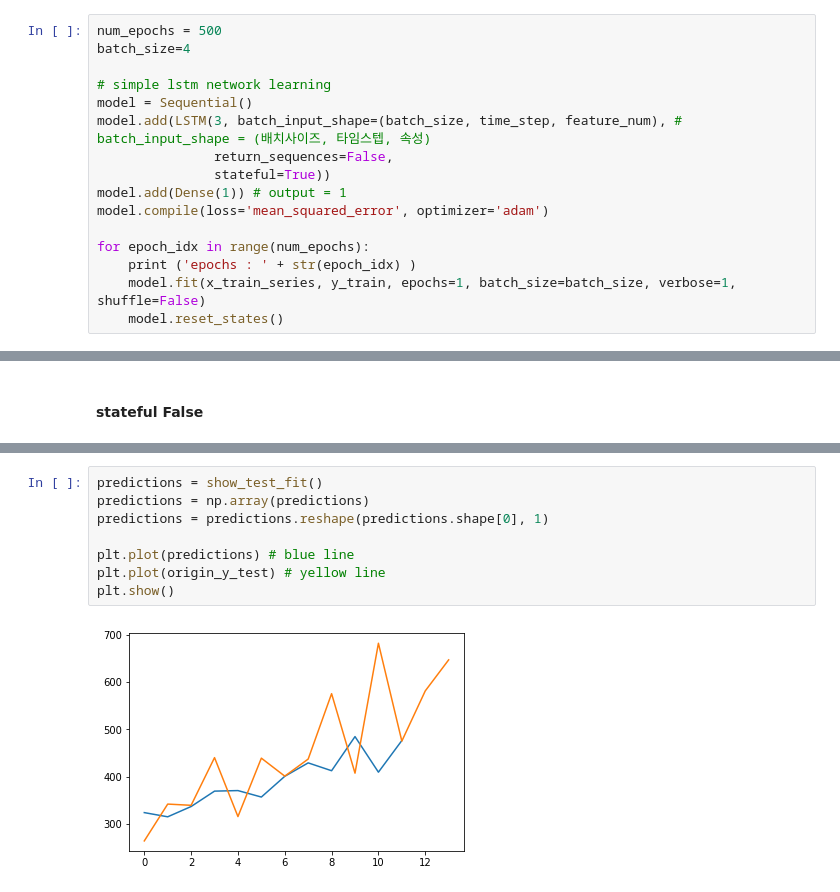
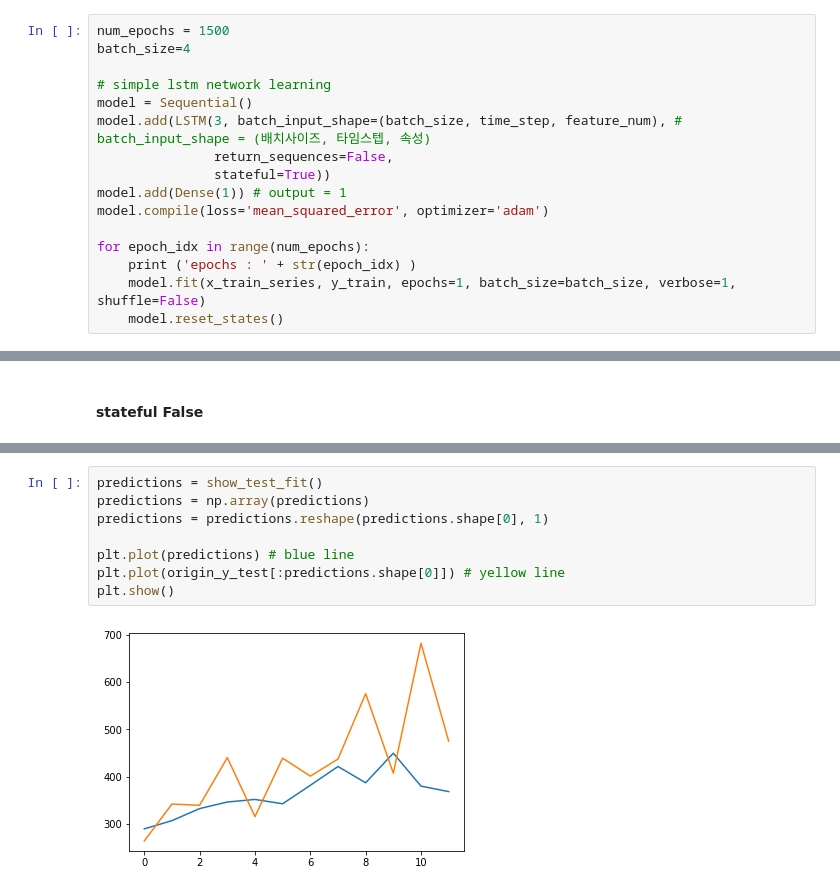
Before and after one commit to yoonkt200/tutorial-keras-deeplearning, a Jupyter notebook: 05-LSTM-keras/keras-lstm-series-tutorial.ipynb, the cells around one changed output, grey strips where cells are left out. Saved outputs shown, nothing was run; the diff lists cells and outputs as text.

```diff
--- a/05-LSTM-keras/keras-lstm-series-tutorial.ipynb
+++ b/05-LSTM-keras/keras-lstm-series-tutorial.ipynb
@@ -505,7 +507,7 @@ SVG(model_to_dot(model, show_shapes=True).create(prog='dot', format='svg'))
 # %% [markdown]
 #### stateful True
 # %%
-num_epochs = 500
+num_epochs = 1500
 batch_size=4
 
 # simple lstm network learning
@@ -626,10 +630,10 @@ plt.show()
 # %%
 predictions = show_test_fit()
 predictions = np.array(predictions)
 predictions = predictions.reshape(predictions.shape[0], 1)
 
 plt.plot(predictions) # blue line
-plt.plot(origin_y_test) # yellow line
+plt.plot(origin_y_test[:predictions.shape[0]]) # yellow line
 plt.show()
 # %% [output]
-[figure, old version]
+[figure, new version]
```
Also changed, not shown: parts of 6 cells of this notebook, 1 other file.
